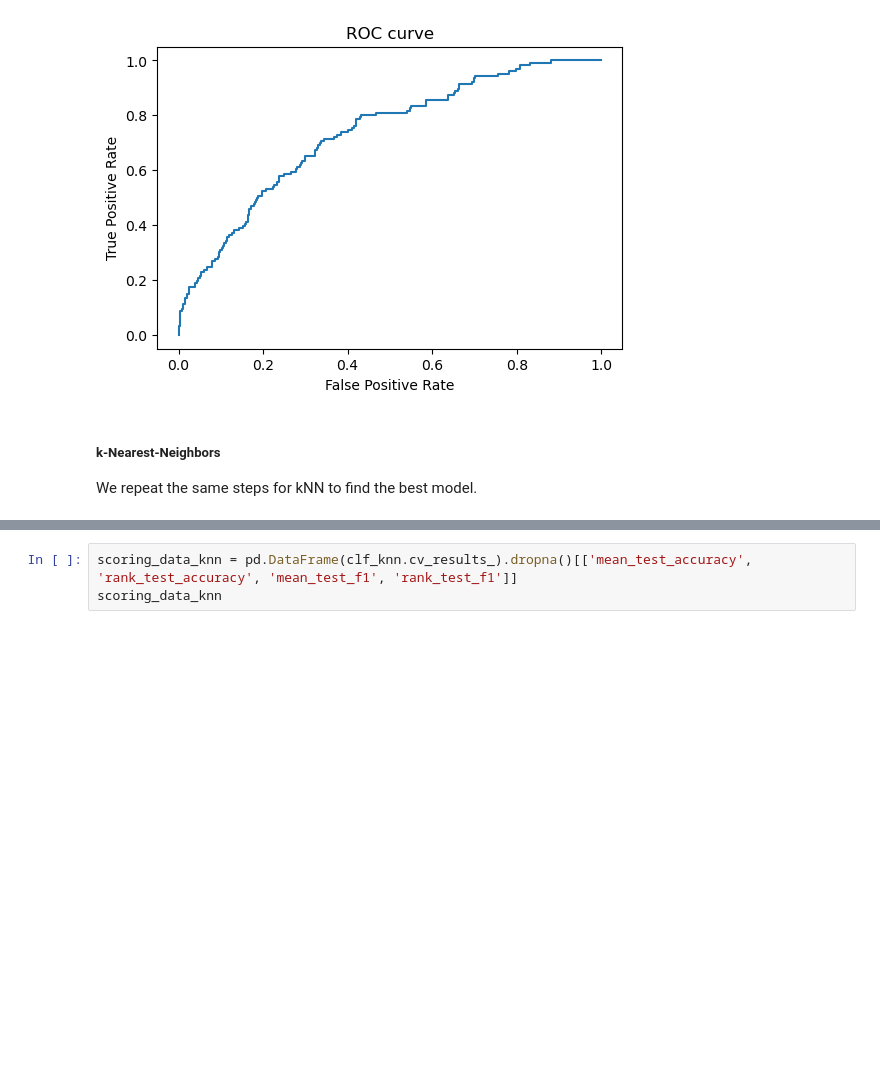
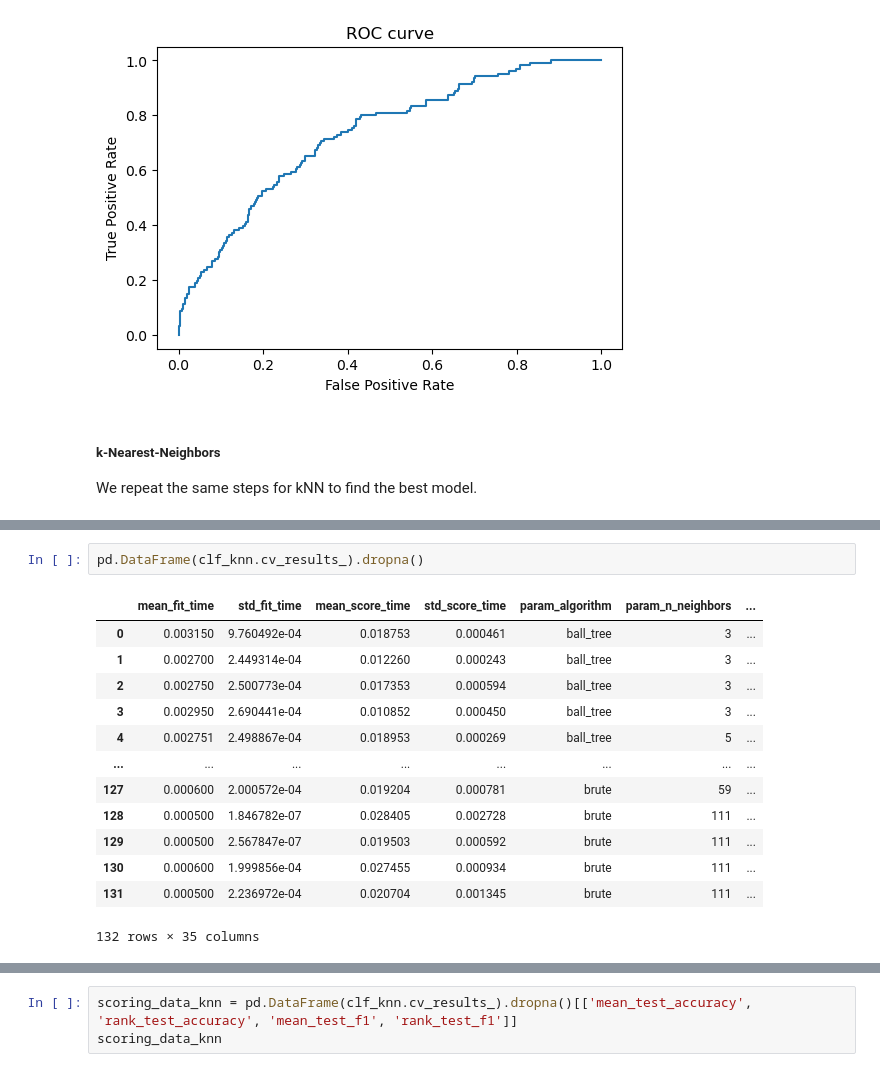
Before and after one commit to COGS118A/Group009-Sp22, a Jupyter notebook: FinalProject_group009.ipynb, the cells around one changed output, grey strips where cells are left out. Drawn from its saved outputs; the diff is of its cells as text; blank space fills up the shorter version.

```diff
--- a/FinalProject_group009.ipynb
+++ b/FinalProject_group009.ipynb
@@ -688,0 +698,16 @@ GridSearchCV(cv=10, error_score=nan,
+# %%
+pd.DataFrame(clf_knn.cv_results_).dropna()
+# %% [output]
+|  | mean_fit_time | std_fit_time | mean_score_time | std_score_time | param_algorithm | param_n_neighbors | ... |
+| 0 | 0.003150 | 9.760492e-04 | 0.018753 | 0.000461 | ball_tree | 3 | ... |
+| 1 | 0.002700 | 2.449314e-04 | 0.012260 | 0.000243 | ball_tree | 3 | ... |
+| 2 | 0.002750 | 2.500773e-04 | 0.017353 | 0.000594 | ball_tree | 3 | ... |
+| 3 | 0.002950 | 2.690441e-04 | 0.010852 | 0.000450 | ball_tree | 3 | ... |
+| 4 | 0.002751 | 2.498867e-04 | 0.018953 | 0.000269 | ball_tree | 5 | ... |
+| ... | ... | ... | ... | ... | ... | ... | ... |
+| 127 | 0.000600 | 2.000572e-04 | 0.019204 | 0.000781 | brute | 59 | ... |
+| 128 | 0.000500 | 1.846782e-07 | 0.028405 | 0.002728 | brute | 111 | ... |
+| 129 | 0.000500 | 2.567847e-07 | 0.019503 | 0.000592 | brute | 111 | ... |
+| 130 | 0.000600 | 1.999856e-04 | 0.027455 | 0.000934 | brute | 111 | ... |
+| 131 | 0.000500 | 2.236972e-04 | 0.020704 | 0.001345 | brute | 111 | ... |
+132 rows × 35 columns
```
Also changed, not shown: parts of 13 cells of this notebook.
